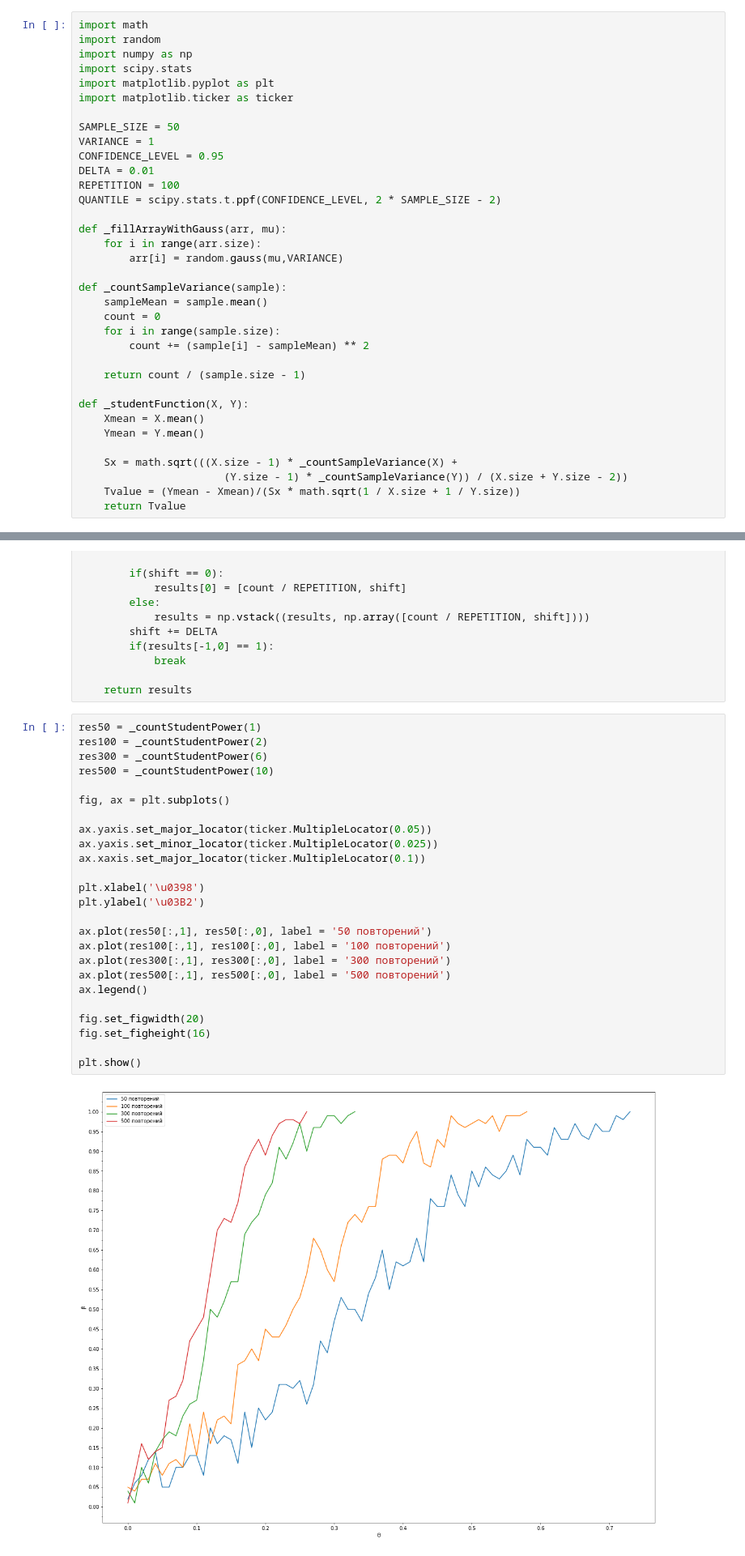
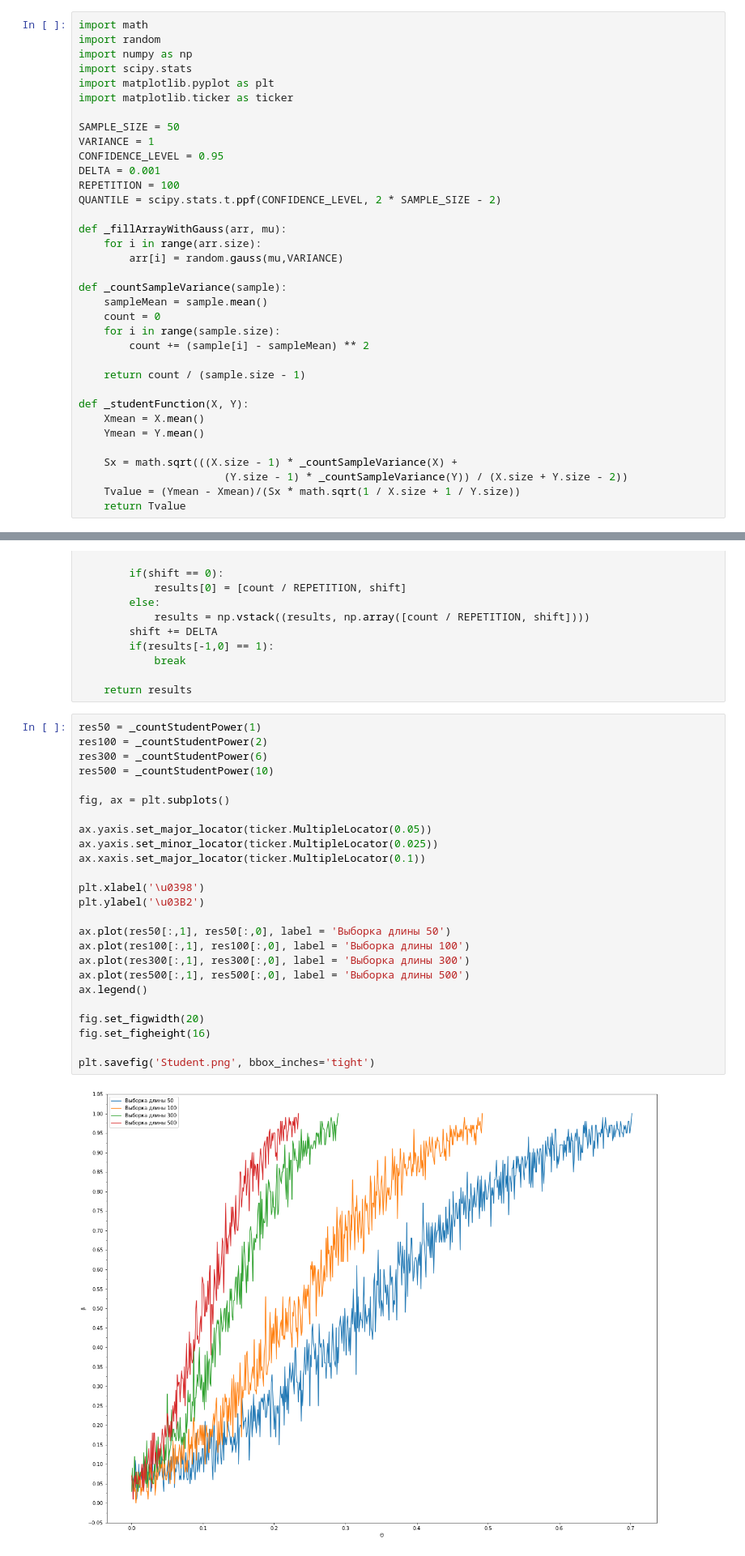
Before and after one commit to maevdokimov/Statistical-hypothesis-testing, a Jupyter notebook: Notebooks/Student criteria testing.ipynb, the cells around one changed output, grey strips where cells are left out. Shown: that part at 81% size. Saved outputs shown, nothing was run; the diff lists cells and outputs as text.

```diff
--- a/Notebooks/Student criteria testing.ipynb
+++ b/Notebooks/Student criteria testing.ipynb
@@ -9,7 +9,7 @@ import matplotlib.ticker as ticker
 SAMPLE_SIZE = 50
 VARIANCE = 1
 CONFIDENCE_LEVEL = 0.95
-DELTA = 0.01
+DELTA = 0.001
 REPETITION = 100
 QUANTILE = scipy.stats.t.ppf(CONFIDENCE_LEVEL, 2 * SAMPLE_SIZE - 2)
 
@@ -60,27 +60,27 @@ def _countStudentPower(multiplier):
 # %%
 res50 = _countStudentPower(1)
 res100 = _countStudentPower(2)
 res300 = _countStudentPower(6)
 res500 = _countStudentPower(10)
 
 fig, ax = plt.subplots()
 
 ax.yaxis.set_major_locator(ticker.MultipleLocator(0.05))
 ax.yaxis.set_minor_locator(ticker.MultipleLocator(0.025))
 ax.xaxis.set_major_locator(ticker.MultipleLocator(0.1))
 
 plt.xlabel('\u0398')
 plt.ylabel('\u03B2')
 
-ax.plot(res50[:,1], res50[:,0], label = '50 повторений')
-ax.plot(res100[:,1], res100[:,0], label = '100 повторений')
-ax.plot(res300[:,1], res300[:,0], label = '300 повторений')
-ax.plot(res500[:,1], res500[:,0], label = '500 повторений')
+ax.plot(res50[:,1], res50[:,0], label = 'Выборка длины 50')
+ax.plot(res100[:,1], res100[:,0], label = 'Выборка длины 100')
+ax.plot(res300[:,1], res300[:,0], label = 'Выборка длины 300')
+ax.plot(res500[:,1], res500[:,0], label = 'Выборка длины 500')
 ax.legend()
 
 fig.set_figwidth(20)
 fig.set_figheight(16)
 
-plt.show()
+plt.savefig('Student.png', bbox_inches='tight')
 # %% [output]
-[figure, old version]
+[figure, new version]
```
Also changed, not shown: 1 other file.
